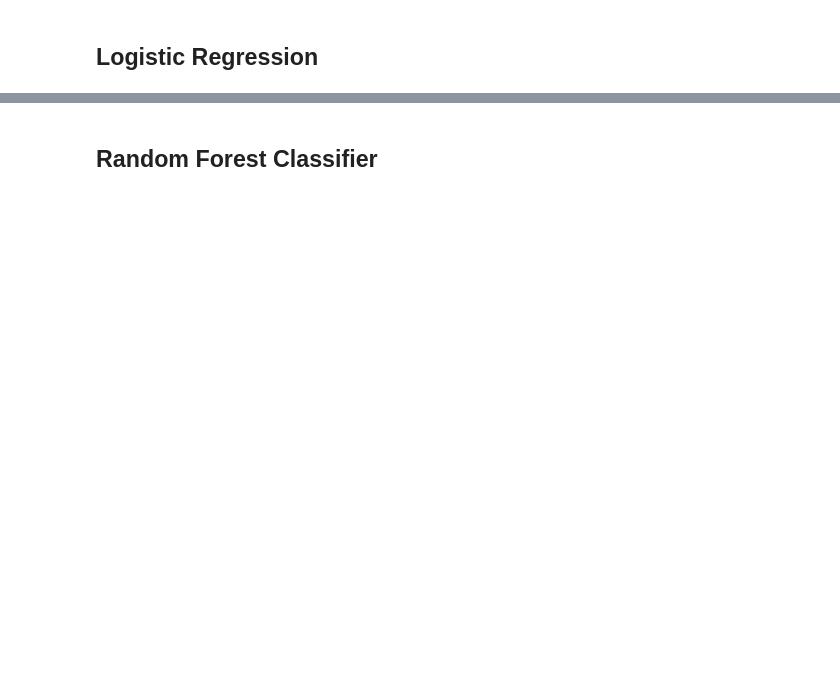
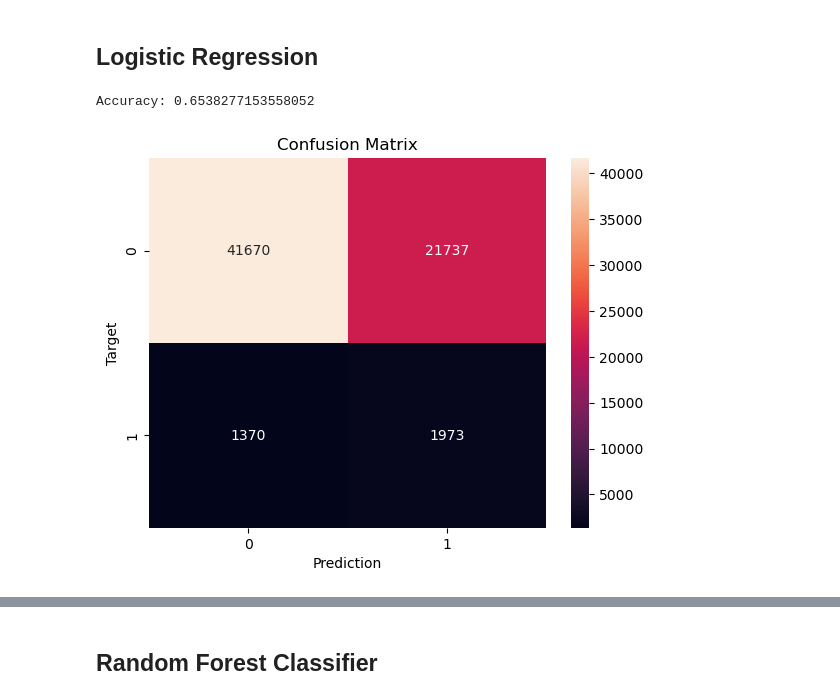
Before and after one commit to SamTheDataGuy/LHL-Final-Project, a Jupyter notebook: Notebook 3 - Model Comparison.ipynb, the cells around one changed output, grey strips where cells are left out. Cells and saved outputs as stored; diff of their text form; code cells hidden in the pictures; blank space fills up the shorter version.

Commit message:
Complete models

```diff
--- a/Notebook 3 - Model Comparison.ipynb
+++ b/Notebook 3 - Model Comparison.ipynb
@@ -303,0 +297,41 @@ print(f'Accuracy: {accuracy}')
+# %%
+df_logreg = df_blockDate.copy()
+df_logreg = df_logreg.drop(columns=['address','incidentCount'])
+
+# Dividng lat and long into 16 geographical sections
+df_logreg['lat'] = pd.qcut(df_logreg['lat'], q=[0,0.25,0.5,0.75,1], labels=['1','2','3','4'])
+df_logreg['lng'] = pd.qcut(df_logreg['lng'], q=[0,0.25,0.5,0.75,1], labels=['1','2','3','4'])
+
+# One-hot encode categorical variables
+categorical_columns = ['dayOfWeek','lat','lng']
+df_logreg_encoded = pd.get_dummies(df_logreg, columns=categorical_columns, dtype='int')
+# %%
+# Splitting into test and train data
+df_logreg_encoded_train = df_logreg_encoded[df_logreg_encoded['date'].dt.date < date(2023,6,1)]
+df_logreg_encoded_test = df_logreg_encoded[
+    (df_logreg_encoded['date'].dt.date >= date(2023,6,1)) &
+    (df_logreg_encoded['date'].dt.date < date(2023,7,1))
+]
+
+# Select features
+X_train = df_logreg_encoded_train.drop(columns=['incidentOccurred?','date'])
+X_test = df_logreg_encoded_test.drop(columns=['incidentOccurred?','date'])
+y_train = df_logreg_encoded_train['incidentOccurred?']
+y_test = df_logreg_encoded_test['incidentOccurred?']
+# %%
+# Initialize and train the logistic regression model
+logreg_model = LogisticRegression(class_weight='balanced')
+logreg_model.fit(X_train, y_train)
+
+# Make predictions on the test set
+y_pred_log = logreg_model.predict(X_test)
+
+# Evaluate the model
+accuracy = accuracy_score(y_test, y_pred_log)
+print(f'Accuracy: {accuracy}')
+# %% [output]
+Accuracy: 0.6538277153558052
+# %%
+print_confusion_matrix(y_test, y_pred_log)
+# %% [output]
+[figure, added]
```
Also changed, not shown: parts of 24 cells of this notebook.
